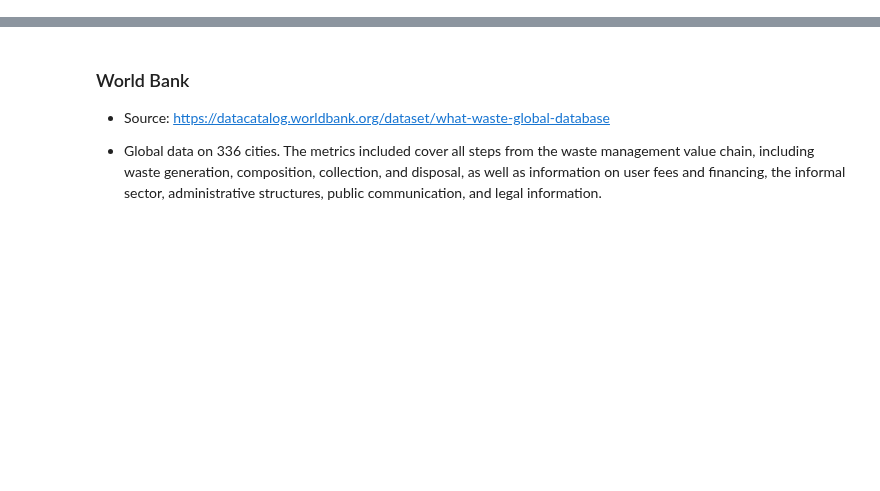
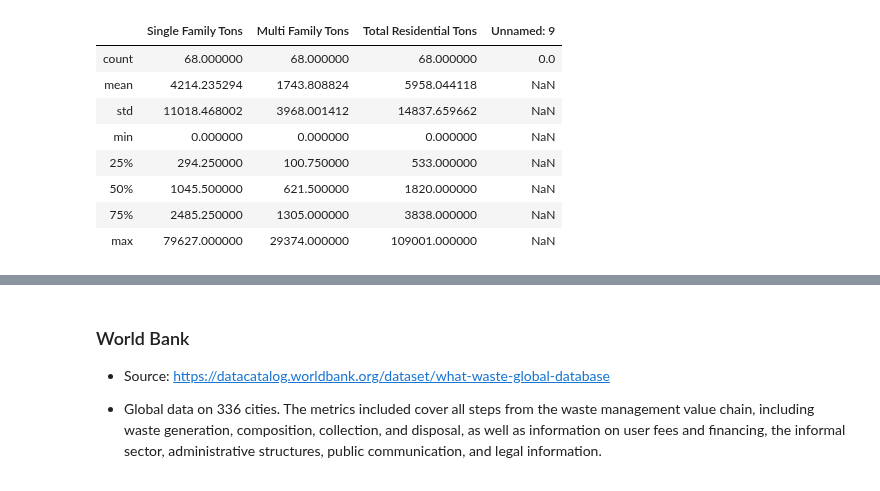
Before and after one commit to matthew-y-dong/ca-waste, a Jupyter notebook: code/waste-data-eda.ipynb, the cells around one changed output, grey strips where cells are left out. Cells and saved outputs as stored; diff of their text form; code cells hidden in the pictures; blank space fills up the shorter version.

```diff
--- a/code/waste-data-eda.ipynb
+++ b/code/waste-data-eda.ipynb
@@ -2,0 +22,12 @@ import pandas as pd
+# %%
+alameda_waste.describe()
+# %% [output]
+|  | Single Family Tons | Multi Family Tons | Total Residential Tons | Unnamed: 9 |
+| count | 68.000000 | 68.000000 | 68.000000 | 0.0 |
+| mean | 4214.235294 | 1743.808824 | 5958.044118 | NaN |
+| std | 11018.468002 | 3968.001412 | 14837.659662 | NaN |
+| min | 0.000000 | 0.000000 | 0.000000 | NaN |
+| 25% | 294.250000 | 100.750000 | 533.000000 | NaN |
+| 50% | 1045.500000 | 621.500000 | 1820.000000 | NaN |
+| 75% | 2485.250000 | 1305.000000 | 3838.000000 | NaN |
+| max | 79627.000000 | 29374.000000 | 109001.000000 | NaN |
```
Also changed, not shown: parts of 19 cells of this notebook.
